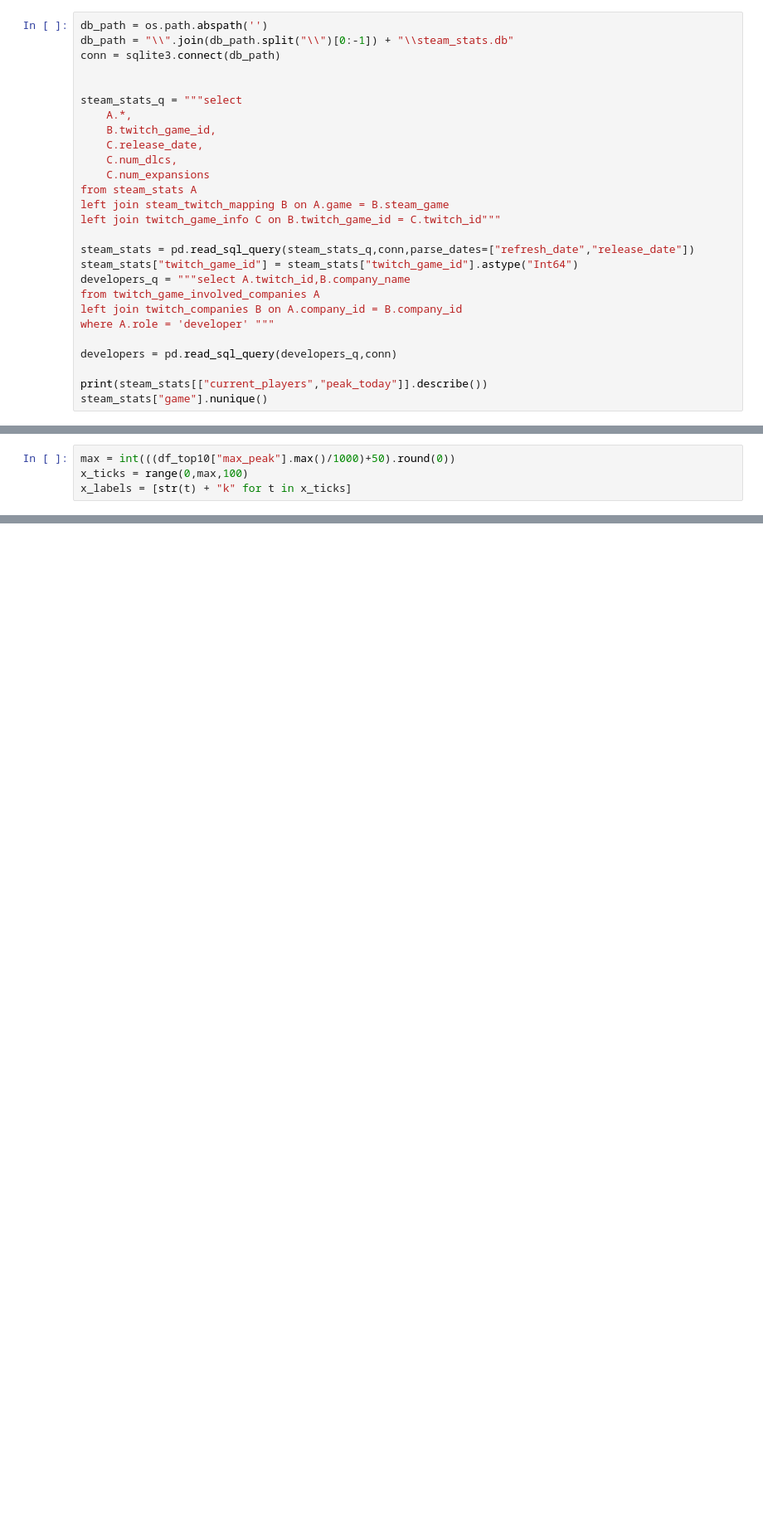
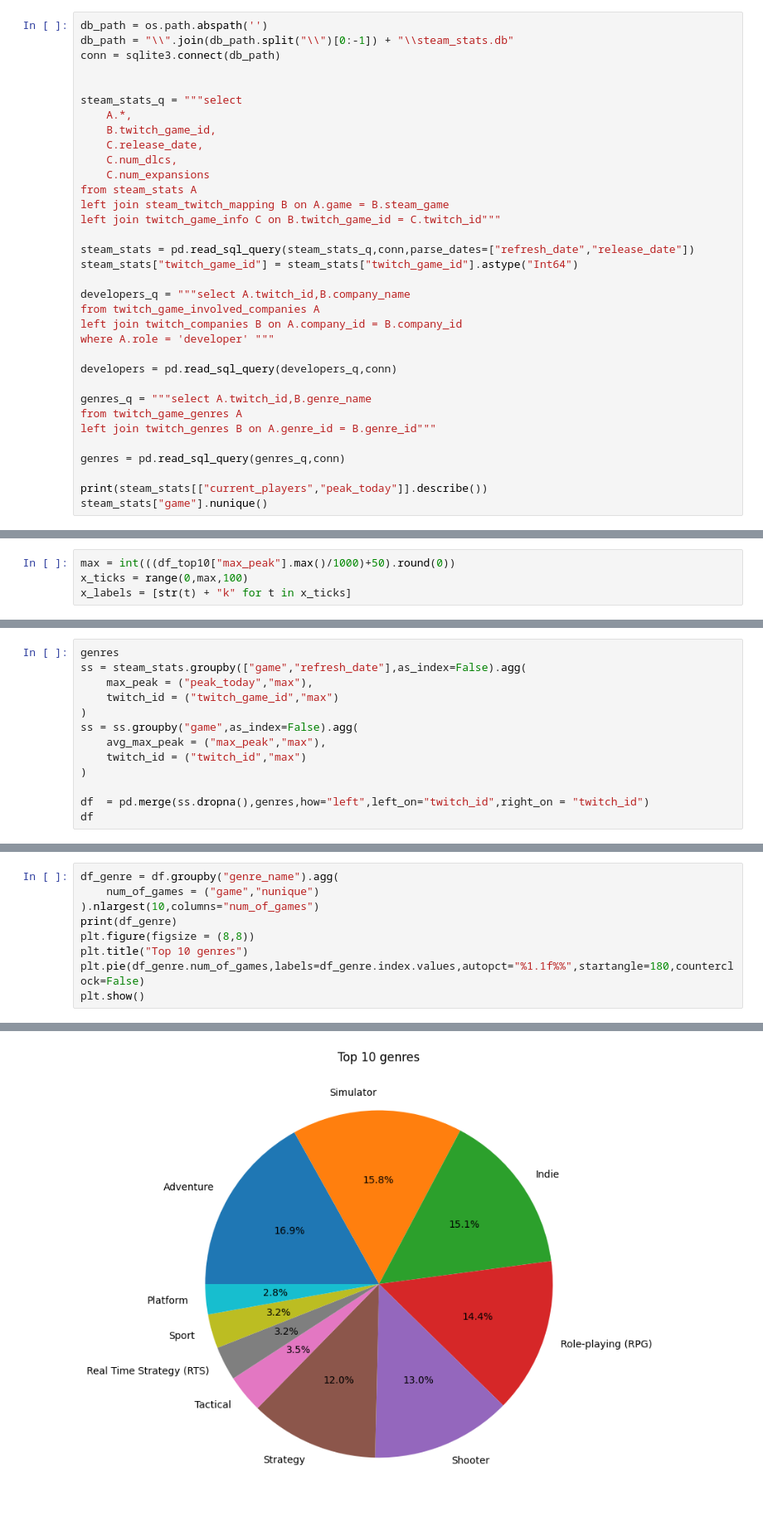
Before and after one commit to pmaciejj/steam_stats, a Jupyter notebook: notebook/steam_stats.ipynb, the cells around one changed output, grey strips where cells are left out. Shown: that part at 83% size. Drawn from its saved outputs; the diff is of its cells as text; blank space fills up the shorter version.

```diff
--- a/notebook/steam_stats.ipynb
+++ b/notebook/steam_stats.ipynb
@@ -24,6 +24,7 @@ left join twitch_game_info C on B.twitch_game_id = C.twitch_id"""
 
 steam_stats = pd.read_sql_query(steam_stats_q,conn,parse_dates=["refresh_date","release_date"])
 steam_stats["twitch_game_id"] = steam_stats["twitch_game_id"].astype("Int64")
+
 developers_q = """select A.twitch_id,B.company_name
 from twitch_game_involved_companies A
 left join twitch_companies B on A.company_id = B.company_id
@@ -31,6 +32,12 @@ where A.role = 'developer' """
 
 developers = pd.read_sql_query(developers_q,conn)
 
+genres_q = """select A.twitch_id,B.genre_name
+from twitch_game_genres A
+left join twitch_genres B on A.genre_id = B.genre_id"""
+
+genres = pd.read_sql_query(genres_q,conn)
+
 print(steam_stats[["current_players","peak_today"]].describe())
 steam_stats["game"].nunique()
 # %% [output]
@@ -163,0 +188,13 @@ df.groupby("company_name").agg(
+# %%
+genres
+ss = steam_stats.groupby(["game","refresh_date"],as_index=False).agg(
+    max_peak = ("peak_today","max"),
+    twitch_id = ("twitch_game_id","max")
+)
+ss = ss.groupby("game",as_index=False).agg(
+    avg_max_peak = ("max_peak","max"),
+    twitch_id = ("twitch_id","max")
+)
+
+df  = pd.merge(ss.dropna(),genres,how="left",left_on="twitch_id",right_on = "twitch_id")
+df
@@ -163,0 +217,10 @@ df.groupby("company_name").agg(
+# %%
+df_genre = df.groupby("genre_name").agg(
+    num_of_games = ("game","nunique")
+).nlargest(10,columns="num_of_games")
+print(df_genre)
+plt.figure(figsize = (8,8))
+plt.title("Top 10 genres")
+plt.pie(df_genre.num_of_games,labels=df_genre.index.values,autopct="%1.1f%%",startangle=180,counterclock=False)
+plt.show()
+# %% [output]
@@ -163,0 +239 @@ df.groupby("company_name").agg(
+[figure, added]
```
Also changed, not shown: parts of 15 cells of this notebook, 2 other files.
